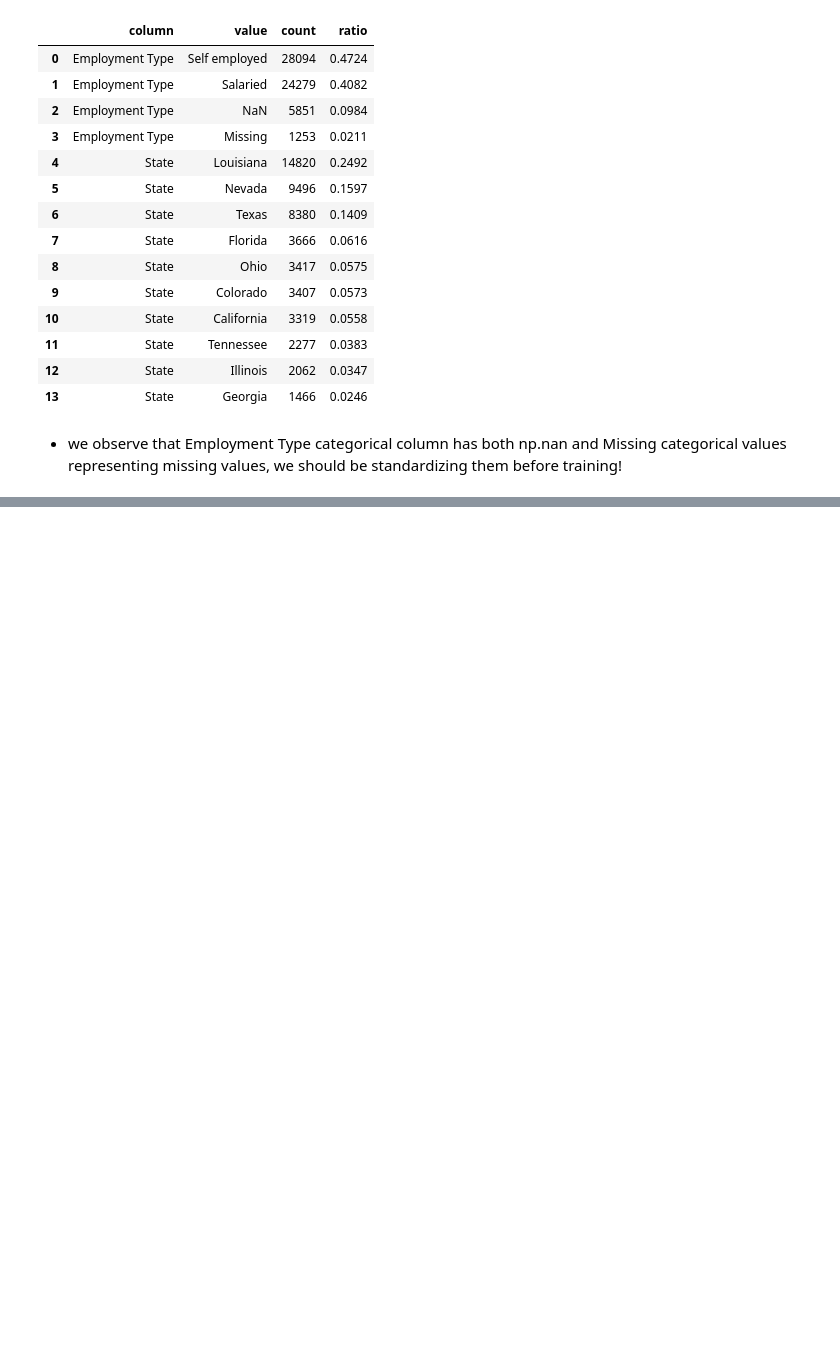
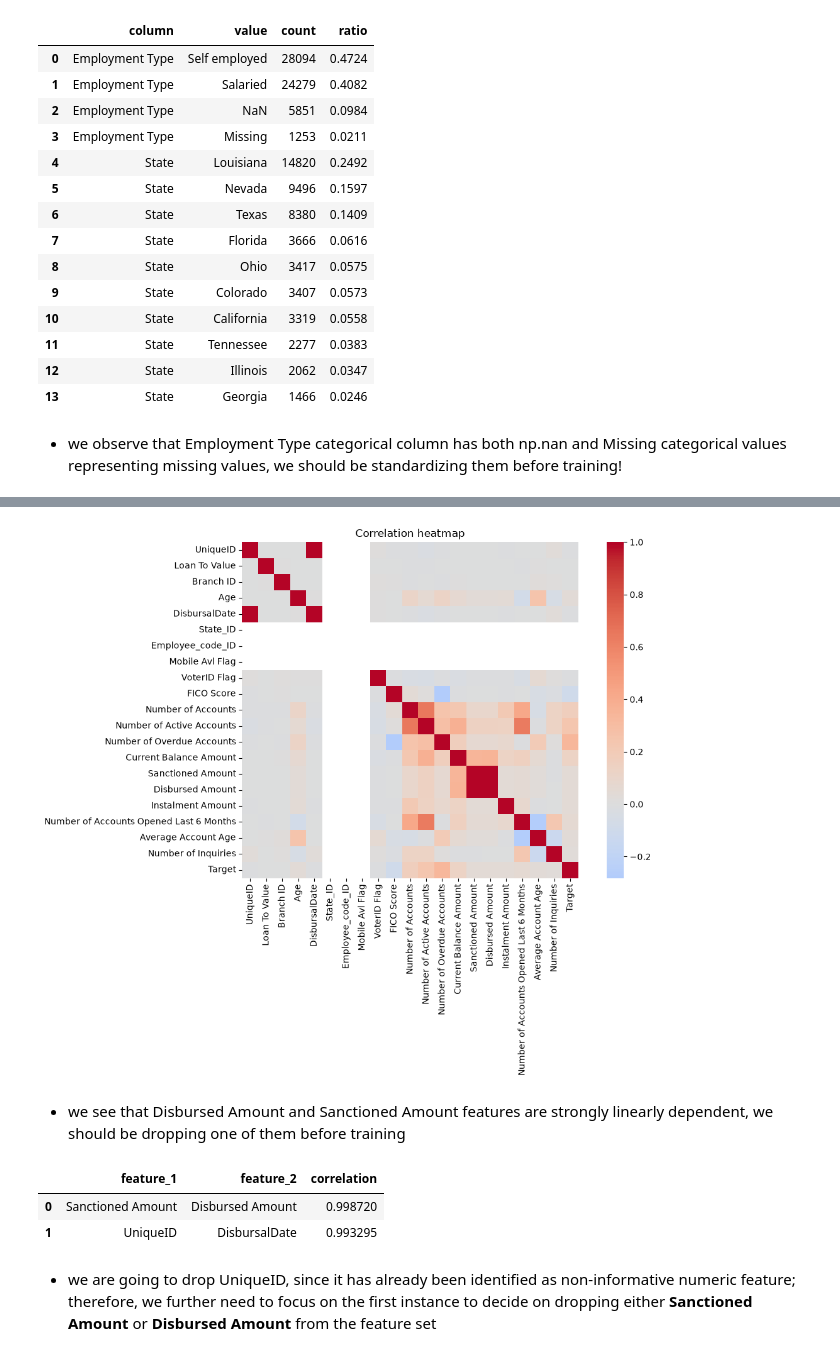
Before and after one commit to gorkemyencak/default-risk-classifier, a Jupyter notebook: notebooks/01_eda.ipynb, the cells around one changed output, grey strips where cells are left out. Drawn from its saved outputs; the diff is of its cells as text; code cells hidden in the pictures; blank space fills up the shorter version.

Commit message:
eda - part 3 - action list to decide upon which features should be removed & other preprocessing ideas before model training

```diff
--- a/notebooks/01_eda.ipynb
+++ b/notebooks/01_eda.ipynb
@@ -239,0 +372,22 @@ categorical_summary
+# %%
+### supervised dataset - plot correlation matrix on numeric columns
+corr_heatmap = plot_correlation_heatmap(df = df_supervised)
+corr_heatmap
+# %% [output]
+[figure, added]
+# %% [markdown]
+* we see that Disbursed Amount and Sanctioned Amount features are strongly linearly dependent, we should be dropping one of them before training
+# %%
+### supervised dataset - highly correlated numeric features
+highly_correlated_pairs = get_highly_correlated_features(
+    df = df_supervised,
+    target_column = TARGET_COLUMN,
+    threshold = 0.80
+)
+highly_correlated_pairs
+# %% [output]
+|  | feature_1 | feature_2 | correlation |
+| 0 | Sanctioned Amount | Disbursed Amount | 0.998720 |
+| 1 | UniqueID | DisbursalDate | 0.993295 |
+# %% [markdown]
+* we are going to drop UniqueID, since it has already been identified as non-informative numeric feature; therefore, we further need to focus on the first instance to decide on dropping either **Sanctioned Amount** or **Disbursed Amount** from the feature set
```
Also changed, not shown: parts of 15 cells of this notebook, 1 other file.
